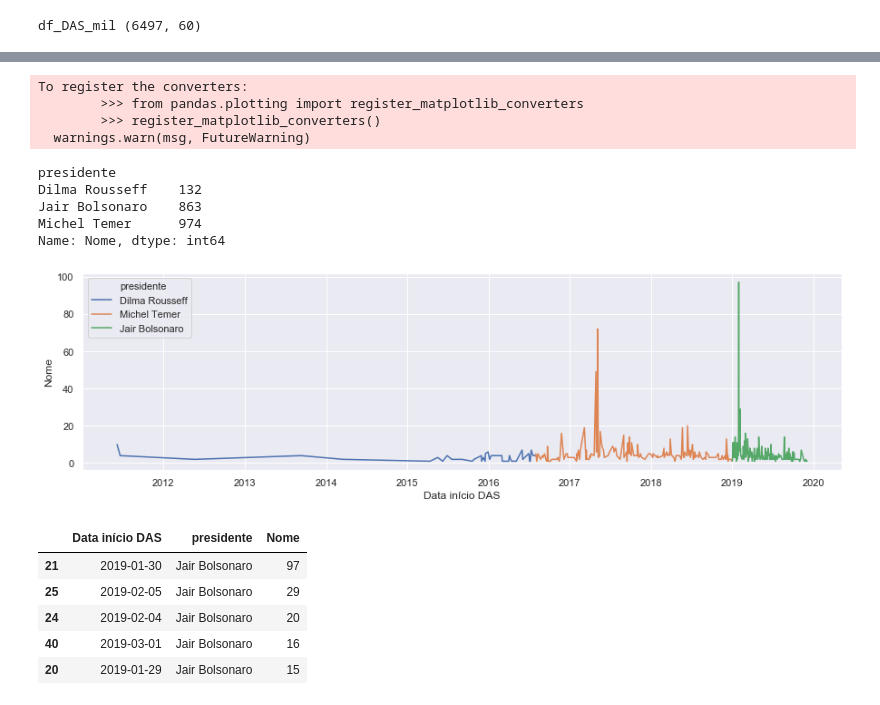
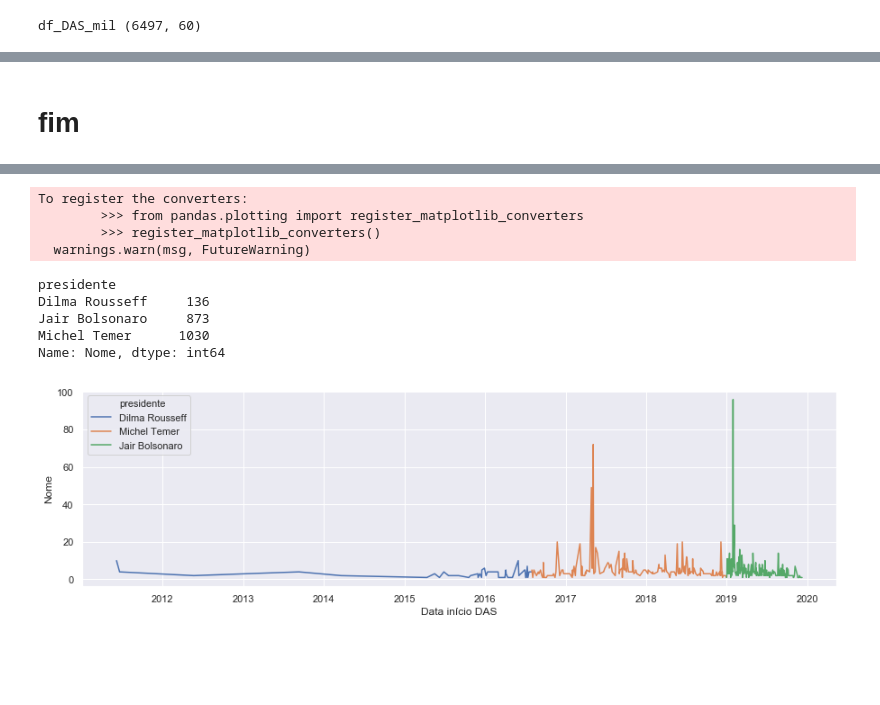
Before and after one commit to erickmattoso/an_militares_das, a Jupyter notebook: Step 2 - Data Processing - DAS e Militares.ipynb, the cells around one changed output, grey strips where cells are left out. Drawn from its saved outputs; the diff is of its cells as text; code cells hidden in the pictures; blank space fills up the shorter version.

```diff
--- a/Step 2 - Data Processing - DAS e Militares.ipynb
+++ b/Step 2 - Data Processing - DAS e Militares.ipynb
@@ -127,5 +197,6 @@ pd.DataFrame(teste[col].value_counts())
 # %%
-teste['Data início DAS'] = pd.to_datetime(teste['Data início DAS'],
-                                          format="%Y%m%d")
-teste2 = teste[(teste['Data início DAS'] > '2018-12-31')
-               & (teste['Data início DAS'] < '2021-01-01')]
+col = 'Data início DAS'
+df_oficiais_no_governo[col] = pd.to_datetime(
+    df_oficiais_no_governo[col], format="%Y%m%d")
+df_oficiais_no_governo2 = df_oficiais_no_governo[(
+    df_oficiais_no_governo[col] > '2018-12-31') & (df_oficiais_no_governo[col] < '2021-01-01')]
@@ -141,0 +209,4 @@ teste = teste.drop_duplicates()
+# %%
+col = 'Valor da DAS'
+df_oficiais_no_governo[col] = df_oficiais_no_governo[col].str.replace((','),('.'))
+df_oficiais_no_governo[col] = df_oficiais_no_governo[col].astype(float)
@@ -142,17 +224,20 @@ teste = teste.drop_duplicates()
+# %% [markdown]
+# fim
+# %%
+df_oficiais_no_governo = df_oficiais_no_governo.drop_duplicates()
 # %%
-teste_teste = teste.copy()
-Dilma_Rousseff = (teste['Data início DAS'] >=
-                  '2011-01-01') & (teste['Data início DAS'] < '2016-08-31')
-Michel_Temer = (teste['Data início DAS'] >=
-                '2016-08-01') & (teste['Data início DAS'] < '2019-01-01')
-Jair_Bolsonaro = (teste['Data início DAS'] >=
-                  '2019-01-01') & (teste['Data início DAS'] < '2022-01-01')
+Dilma_Rousseff = (df_oficiais_no_governo['Data início DAS'] >=
+                  '2011-01-01') & (df_oficiais_no_governo['Data início DAS'] < '2016-08-31')
+Michel_Temer = (df_oficiais_no_governo['Data início DAS'] >=
+                '2016-08-01') & (df_oficiais_no_governo['Data início DAS'] < '2019-01-01')
+Jair_Bolsonaro = (df_oficiais_no_governo['Data início DAS'] >=
+                  '2019-01-01') & (df_oficiais_no_governo['Data início DAS'] < '2022-01-01')
 
-teste.loc[Dilma_Rousseff, 'presidente'] = 'Dilma Rousseff'
-teste.loc[Michel_Temer, 'presidente'] = 'Michel Temer'
-teste.loc[Jair_Bolsonaro, 'presidente'] = 'Jair Bolsonaro'
+df_oficiais_no_governo.loc[Dilma_Rousseff, 'presidente'] = 'Dilma Rousseff'
+df_oficiais_no_governo.loc[Michel_Temer, 'presidente'] = 'Michel Temer'
+df_oficiais_no_governo.loc[Jair_Bolsonaro, 'presidente'] = 'Jair Bolsonaro'
 
-teste.head()
+df_oficiais_no_governo.head()
 # %% [output]
 |  | Nome | CPF_x | ORG_EXERCICIO | ORG_LOTACAO | DESCRICAO_CARGO | Descrição do cargo emprego | ... |
 | 0 | IVO BARBOSA LEITE | ***035598** | Comando da Marinha | Comando da Marinha | Suboficial | NaN | ... |
@@ -161,41 +246,28 @@ teste.head()
 | 3 | IVO BARBOSA LEITE | ***035598** | Comando da Marinha | Comando da Marinha | Suboficial | NaN | ... |
 | 4 | IVO BARBOSA LEITE | ***035598** | Comando da Marinha | Comando da Marinha | Suboficial | NaN | ... |
 # %%
-import seaborn as sns
 sns.set()
 plot_df = pd.DataFrame(
-    teste.groupby(['Data início DAS',
-                   'presidente'])['Nome'].count()).reset_index()
+    df_oficiais_no_governo.groupby(['Data início DAS',
+                   'presidente'])['unique_id'].count()).reset_index()
 plt.figure(figsize=(15, 4))
 sns.lineplot(x='Data início DAS',
              y='Nome',
              hue="presidente",
              markers="o",
              data=plot_df)
-print(teste.groupby(['presidente'])['Nome'].count())
+print(df_oficiais_no_governo.groupby(['presidente'])['unique_id'].count())
 # %% [output]
 To register the converters:
         >>> from pandas.plotting import register_matplotlib_converters
         >>> register_matplotlib_converters()
   warnings.warn(msg, FutureWarning)
 presidente
-Dilma Rousseff    132
-Jair Bolsonaro    863
-Michel Temer      974
+Dilma Rousseff     136
+Jair Bolsonaro     873
+Michel Temer      1030
 Name: Nome, dtype: int64
-[figure, old version]
+[figure, new version]
 # %%
-Jair_Bolsonaro = (teste['Data início DAS'] >=
-                  '2019-01-01') & (teste['Data início DAS'] < '2022-01-01')
-bozonaro = teste[Jair_Bolsonaro]
-bozonaro = pd.DataFrame(
-    bozonaro.groupby(['Data início DAS',
-                      'presidente'])['Nome'].count()).reset_index()
-bozonaro.sort_values("Nome", ascending=False).head()
+Jair_Bolsonaro = (df_oficiais_no_governo['Data início DAS'] >= '2019-01-01') & (df_oficiais_no_governo['Data início DAS'] < '2022-01-01')
+df_oficiais_bolsonaro = df_oficiais_no_governo[Jair_Bolsonaro]
-# %% [output]
-|  | Data início DAS | presidente | Nome |
-| 21 | 2019-01-30 | Jair Bolsonaro | 97 |
-| 25 | 2019-02-05 | Jair Bolsonaro | 29 |
-| 24 | 2019-02-04 | Jair Bolsonaro | 20 |
-| 40 | 2019-03-01 | Jair Bolsonaro | 16 |
-| 20 | 2019-01-29 | Jair Bolsonaro | 15 |
```
Also changed, not shown: parts of 17 cells of this notebook, 6 other files.
